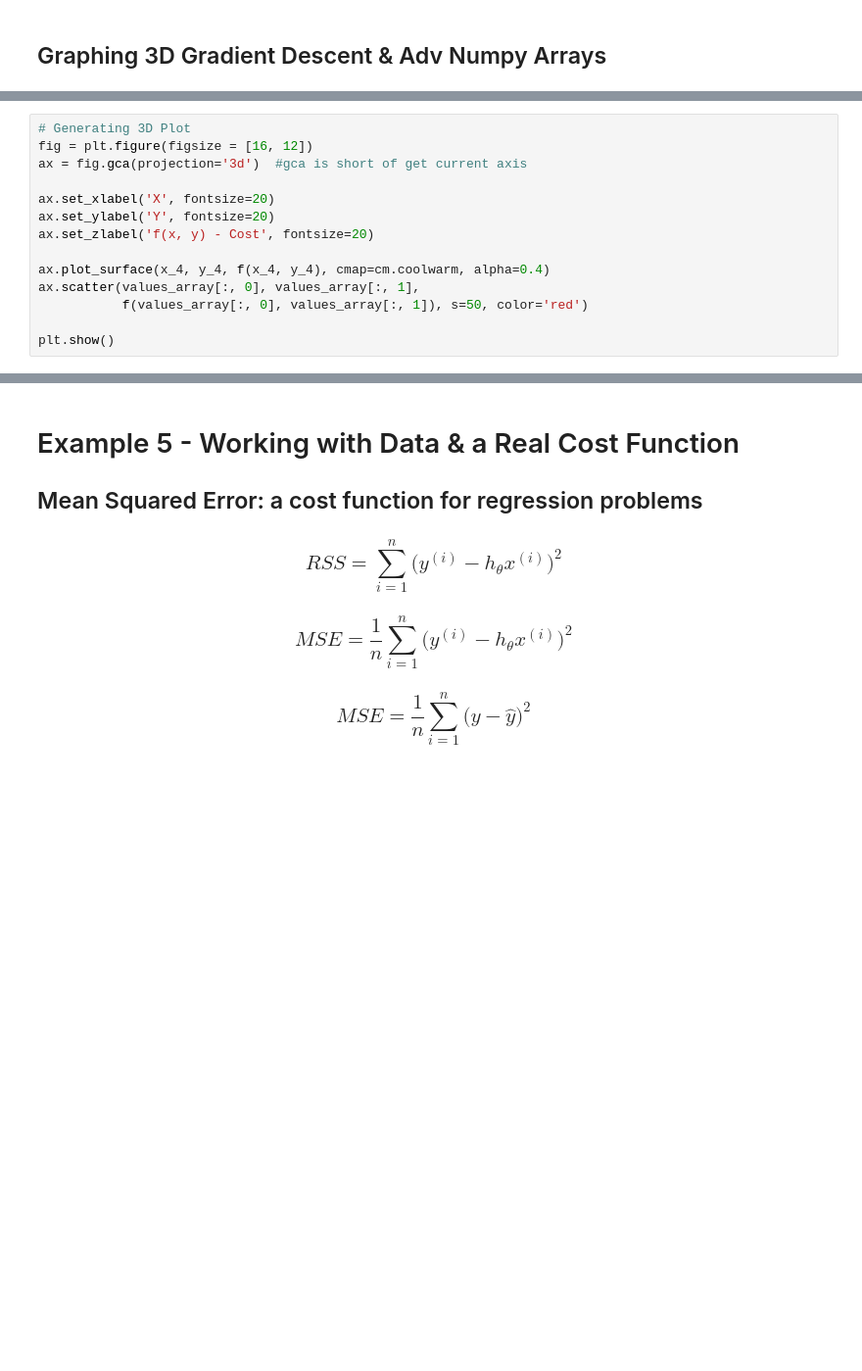
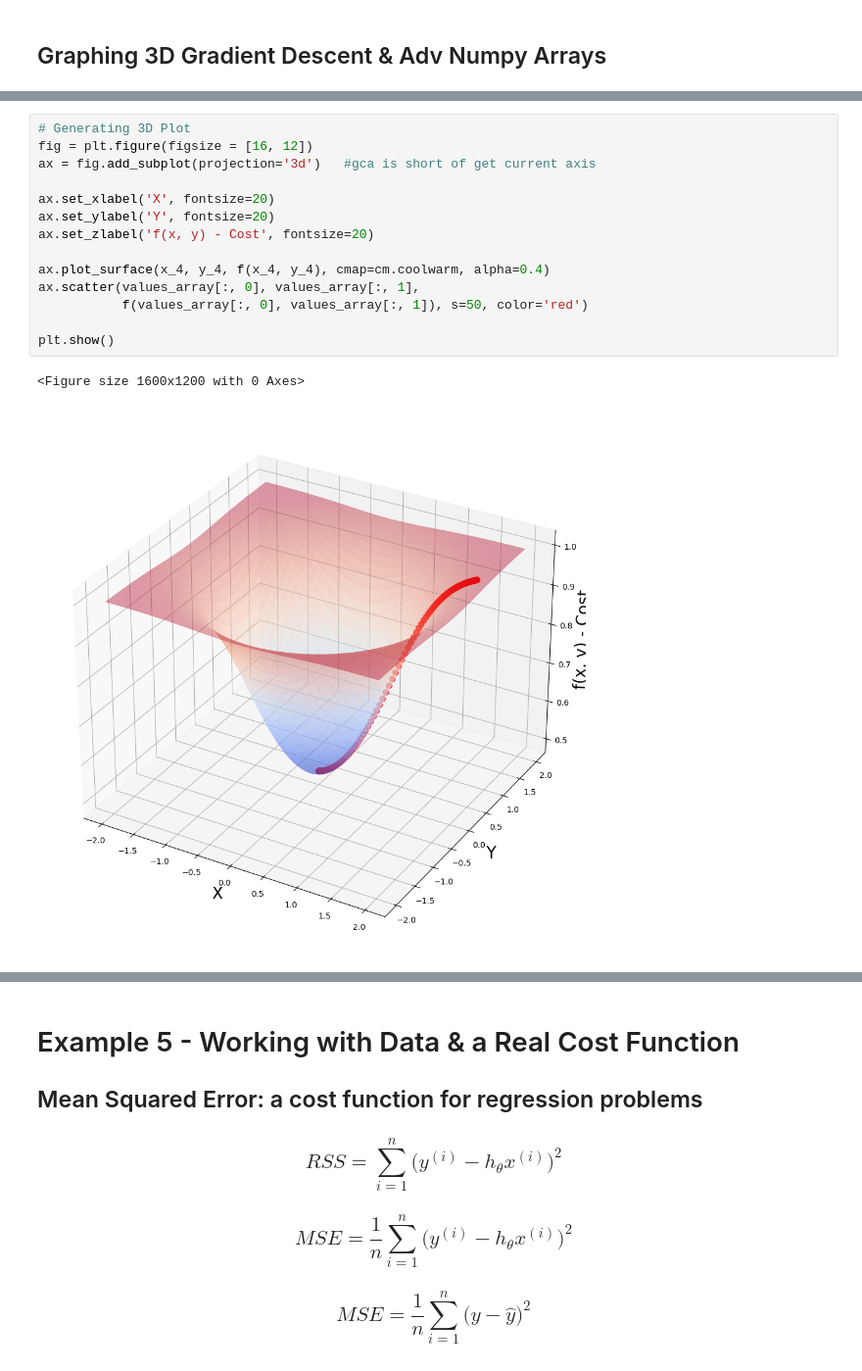
Before and after one commit to kicyiu/ml-bootcamp, a Jupyter notebook: 03 Gradient Descent.ipynb, the cells around one changed output, grey strips where cells are left out. Shown at 98% size. Cells and saved outputs as stored; diff of their text form; blank space fills up the shorter version.

```diff
--- a/03 Gradient Descent.ipynb
+++ b/03 Gradient Descent.ipynb
@@ -596,17 +628,20 @@ print('The cost is: ', f(params[0], params[1]))
 # %%
 # Generating 3D Plot
 fig = plt.figure(figsize = [16, 12])
-ax = fig.gca(projection='3d')  #gca is short of get current axis
+ax = fig.add_subplot(projection='3d')   #gca is short of get current axis
 
 ax.set_xlabel('X', fontsize=20)
 ax.set_ylabel('Y', fontsize=20)
 ax.set_zlabel('f(x, y) - Cost', fontsize=20)
 
 ax.plot_surface(x_4, y_4, f(x_4, y_4), cmap=cm.coolwarm, alpha=0.4)
 ax.scatter(values_array[:, 0], values_array[:, 1],
            f(values_array[:, 0], values_array[:, 1]), s=50, color='red')
 
 plt.show()
+# %% [output]
+<Figure size 1600x1200 with 0 Axes>
+[figure, added]
 # %%
 # Advanced Numpy Array Practice:
 
```
Also changed, not shown: parts of 23 cells of this notebook, 4 other files.
